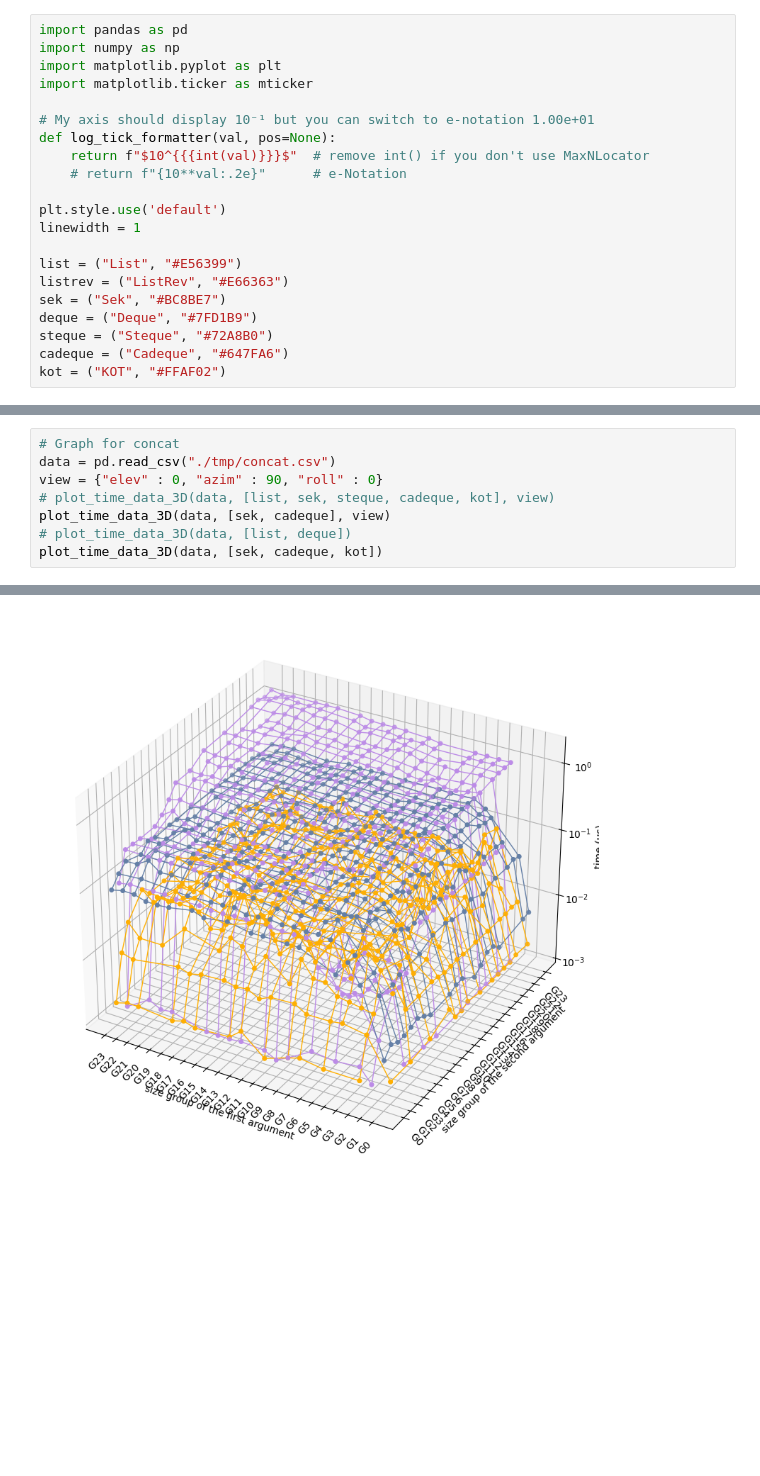
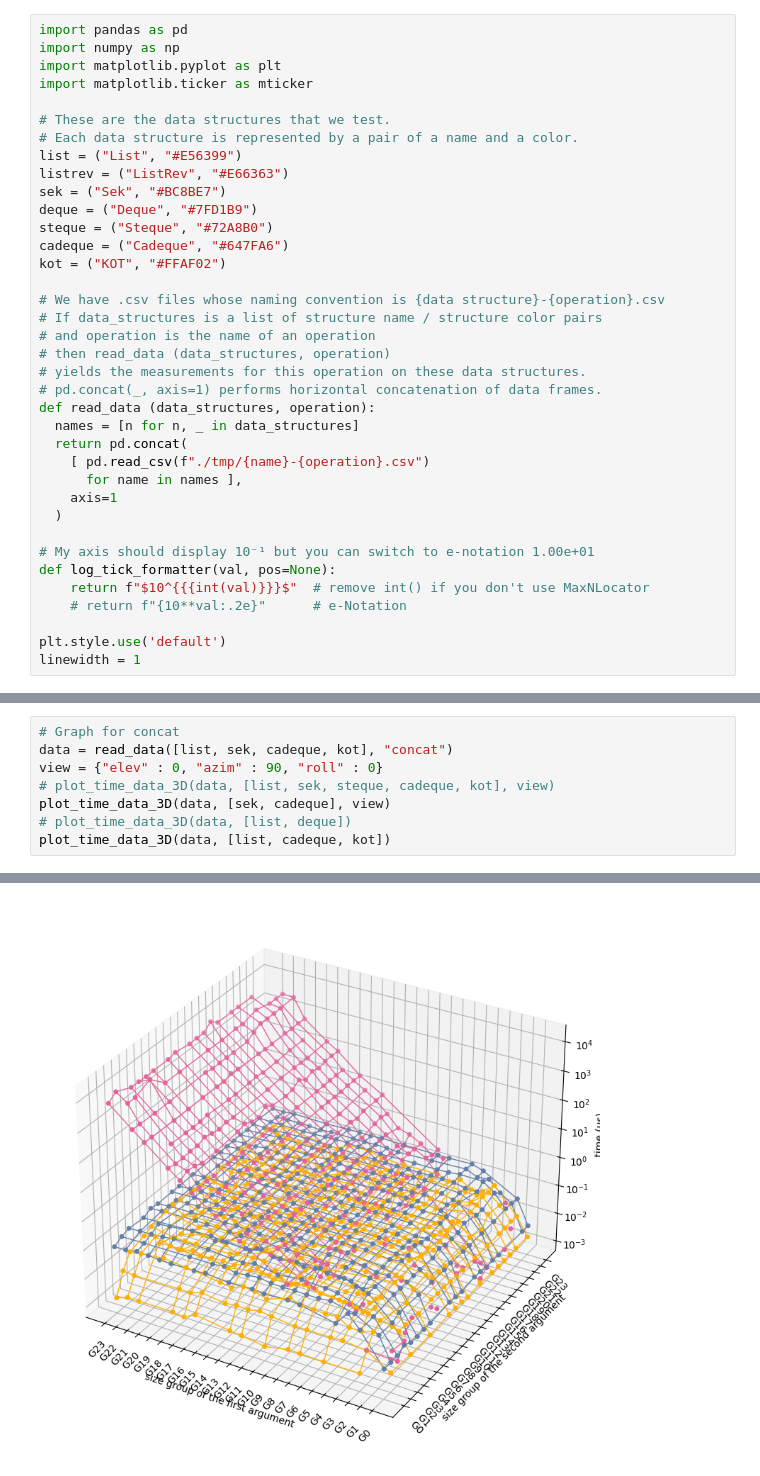
Before and after one commit to JulesViennotFranca/VerifiedCatenableDeque, a Jupyter notebook: bench/graphics.ipynb, the cells around one changed output, grey strips where cells are left out. Drawn from its saved outputs; the diff is of its cells as text; blank space fills up the shorter version.

Commit message:
Throw away [CSV.get] and simplify [CSV.write] drastically. The concatenation of several data frames is now performed in Python.

```diff
--- a/bench/graphics.ipynb
+++ b/bench/graphics.ipynb
@@ -3,6 +3,30 @@ import pandas as pd
 import numpy as np
 import matplotlib.pyplot as plt
 import matplotlib.ticker as mticker
+
+# These are the data structures that we test.
+# Each data structure is represented by a pair of a name and a color.
+list = ("List", "#E56399")
+listrev = ("ListRev", "#E66363")
+sek = ("Sek", "#BC8BE7")
+deque = ("Deque", "#7FD1B9")
+steque = ("Steque", "#72A8B0")
+cadeque = ("Cadeque", "#647FA6")
+kot = ("KOT", "#FFAF02")
+
+# We have .csv files whose naming convention is {data structure}-{operation}.csv
+# If data_structures is a list of structure name / structure color pairs
+# and operation is the name of an operation
+# then read_data (data_structures, operation)
+# yields the measurements for this operation on these data structures.
+# pd.concat(_, axis=1) performs horizontal concatenation of data frames.
+def read_data (data_structures, operation):
+  names = [n for n, _ in data_structures]
+  return pd.concat(
+    [ pd.read_csv(f"./tmp/{name}-{operation}.csv")
+      for name in names ],
+    axis=1
+  )
 
 # My axis should display 10⁻¹ but you can switch to e-notation 1.00e+01
 def log_tick_formatter(val, pos=None):
@@ -11,12 +35,4 @@ def log_tick_formatter(val, pos=None):
 
 plt.style.use('default')
 linewidth = 1
-
-list = ("List", "#E56399")
-listrev = ("ListRev", "#E66363")
-sek = ("Sek", "#BC8BE7")
-deque = ("Deque", "#7FD1B9")
-steque = ("Steque", "#72A8B0")
-cadeque = ("Cadeque", "#647FA6")
-kot = ("KOT", "#FFAF02")
 # %%
@@ -135,9 +157,9 @@ plot_time_data_2D("./tmp/eject.pdf", data, [list, sek, cadeque, kot], scale='log
 # %%
 # Graph for concat
-data = pd.read_csv("./tmp/concat.csv")
+data = read_data([list, sek, cadeque, kot], "concat")
 view = {"elev" : 0, "azim" : 90, "roll" : 0}
 # plot_time_data_3D(data, [list, sek, steque, cadeque, kot], view)
 plot_time_data_3D(data, [sek, cadeque], view)
 # plot_time_data_3D(data, [list, deque])
-plot_time_data_3D(data, [sek, cadeque, kot])
+plot_time_data_3D(data, [list, cadeque, kot])
 # %% [output]
@@ -145 +167 @@ plot_time_data_3D(data, [sek, cadeque, kot])
-[figure, old version]
+[figure, new version]
```
Also changed, not shown: parts of 6 cells of this notebook, 1 other file.
